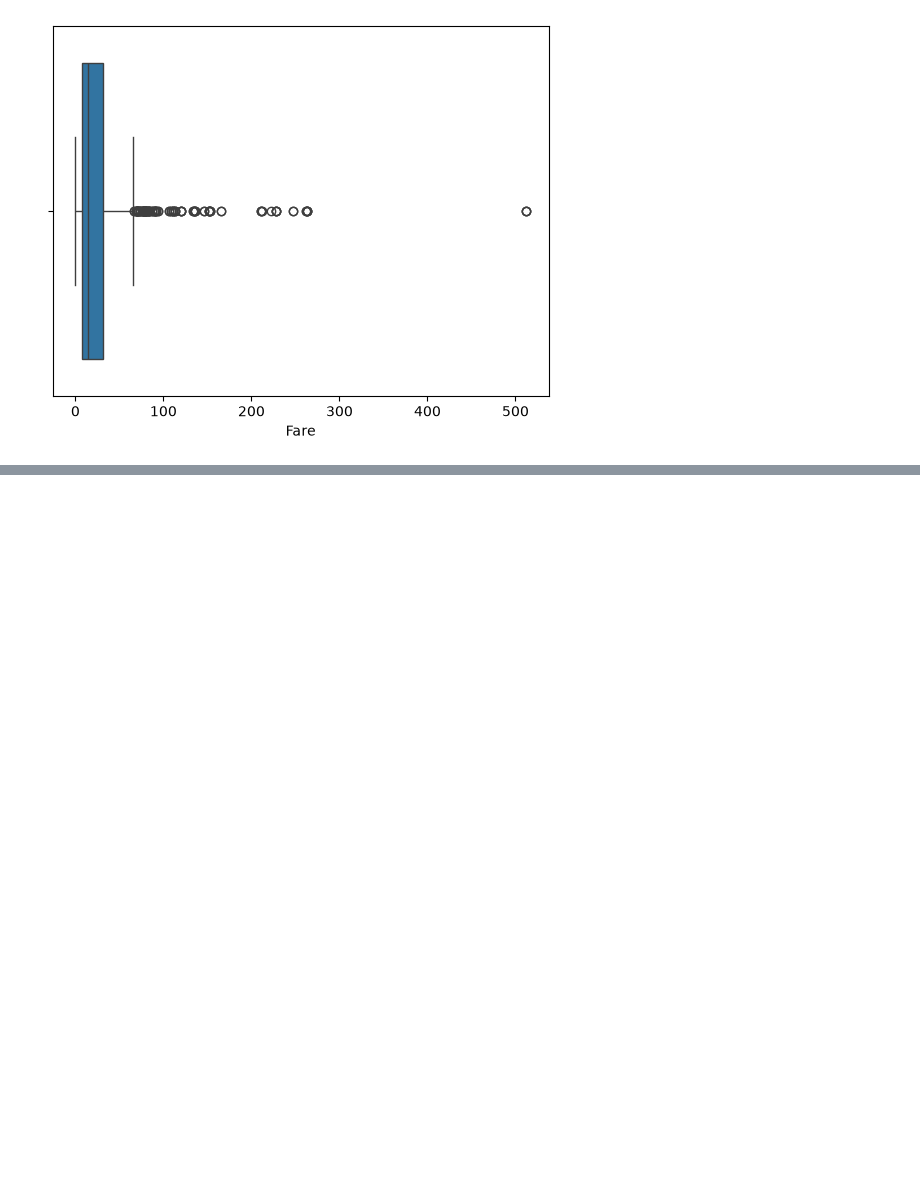
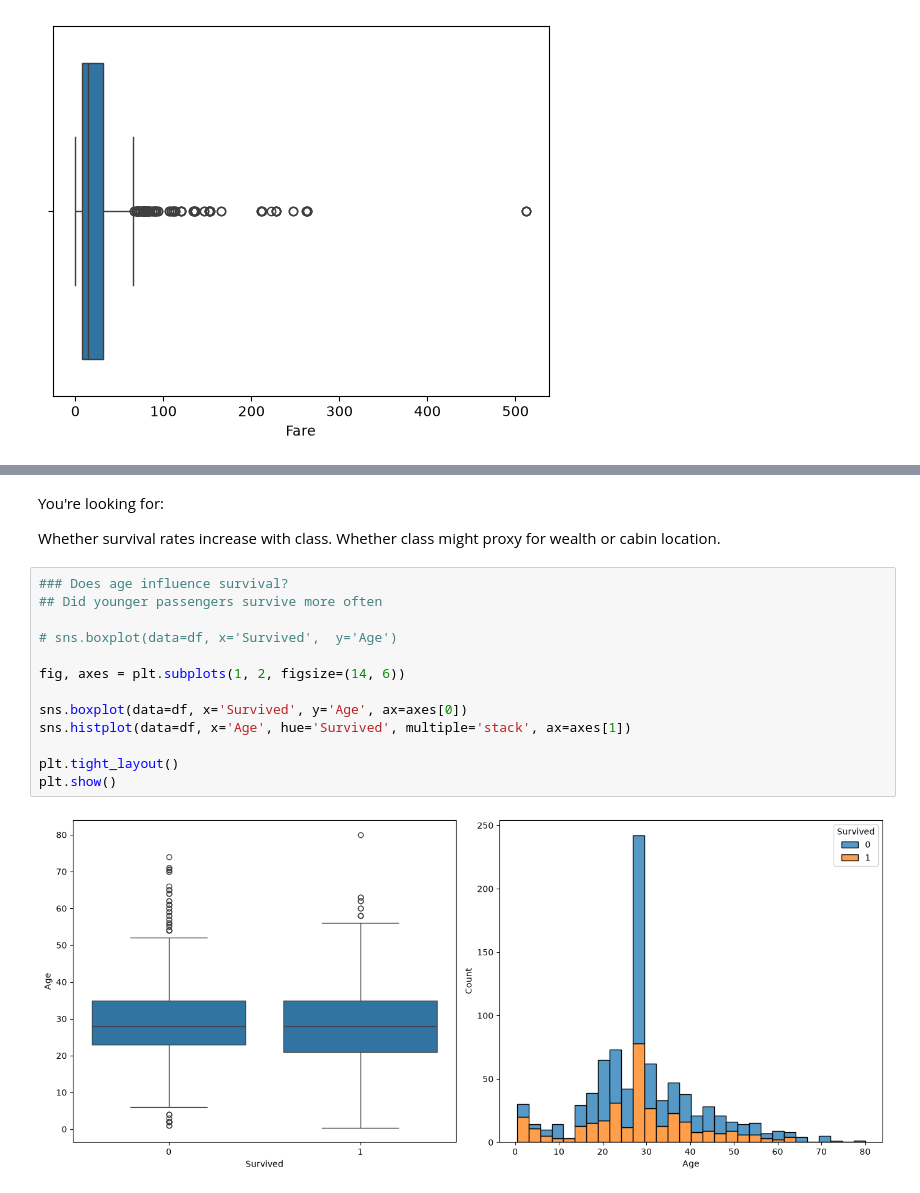
Before and after one commit to teamkweku/Data_Science_And_Machine_Learning_Notes, a Jupyter notebook: 03.EDA_and_Feature_engineering/Titanic.ipynb, the cells around one changed output, grey strips where cells are left out. Saved outputs shown, nothing was run; the diff lists cells and outputs as text; blank space fills up the shorter version.

```diff
--- a/03.EDA_and_Feature_engineering/Titanic.ipynb
+++ b/03.EDA_and_Feature_engineering/Titanic.ipynb
@@ -412,0 +463,20 @@ sns.boxplot(x=df['Fare'])
+# %% [markdown]
+You're looking for:
+
+Whether survival rates increase with class.
+Whether class might proxy for wealth or cabin location.
+# %%
+### Does age influence survival?
+## Did younger passengers survive more often
+
+# sns.boxplot(data=df, x='Survived',  y='Age')
+
+fig, axes = plt.subplots(1, 2, figsize=(14, 6))
+
+sns.boxplot(data=df, x='Survived', y='Age', ax=axes[0])
+sns.histplot(data=df, x='Age', hue='Survived', multiple='stack', ax=axes[1])
+
+plt.tight_layout()
+plt.show()
+# %% [output]
+[figure, added]
```
Also changed, not shown: parts of 10 cells of this notebook.
